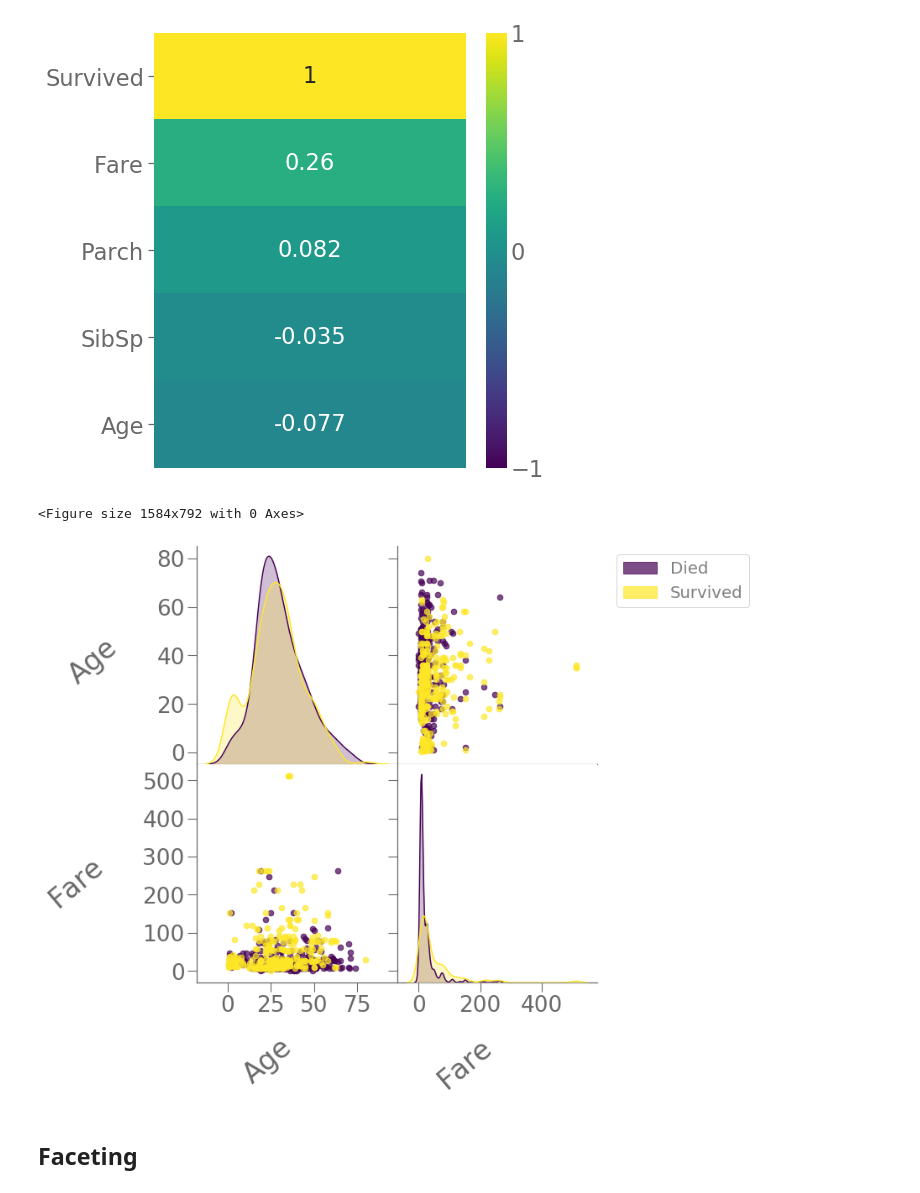
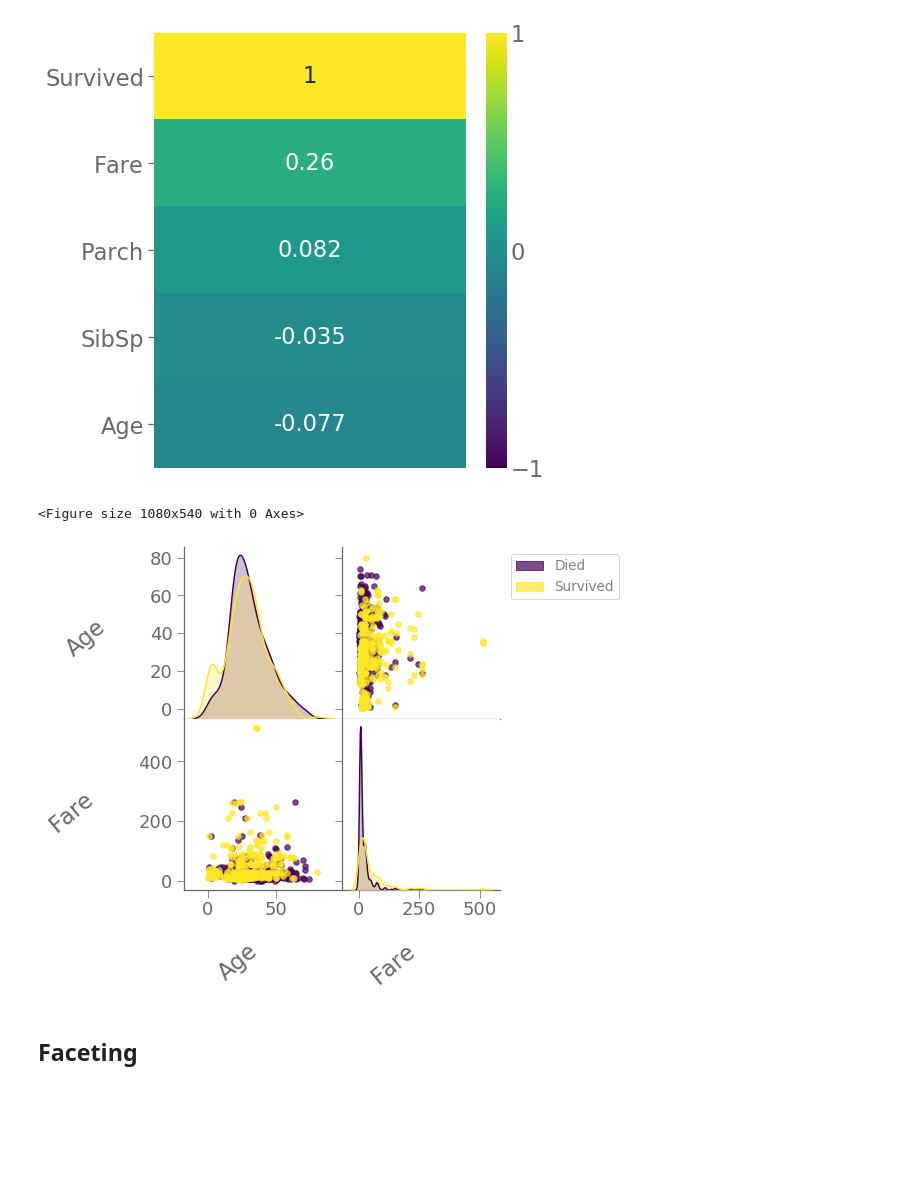
Before and after one commit to sudhu26/data-science-portfolio, a Jupyter notebook: kaggle/Titanic/kernel.ipynb, the cells around one changed output. Drawn from its saved outputs; the diff is of its cells as text; code cells hidden in the pictures; blank space fills up the shorter version.

```diff
--- a/kaggle/Titanic/kernel.ipynb
+++ b/kaggle/Titanic/kernel.ipynb
@@ -250,17 +286,17 @@ p.pretty_corr_heatmap_target(
 [figure]
 # %%
 # pair plot
-p = PrettierPlot(chart_prop=22)
+p = PrettierPlot(chart_prop=15)
 p.pretty_pair_plot(
     df=train.data[["Age","Fare"]],
     target=train.target,
     diag_kind="auto",
     bbox=(1.8,1.0),
     legend_labels=["Died","Survived"],
 )
 # %% [output]
-<Figure size 1584x792 with 0 Axes>
+<Figure size 1080x540 with 0 Axes>
-[figure, old version]
+[figure, new version]
 # %% [markdown]
 ## Faceting
 # %% [markdown]
```
Also changed, not shown: parts of 30 cells of this notebook.
